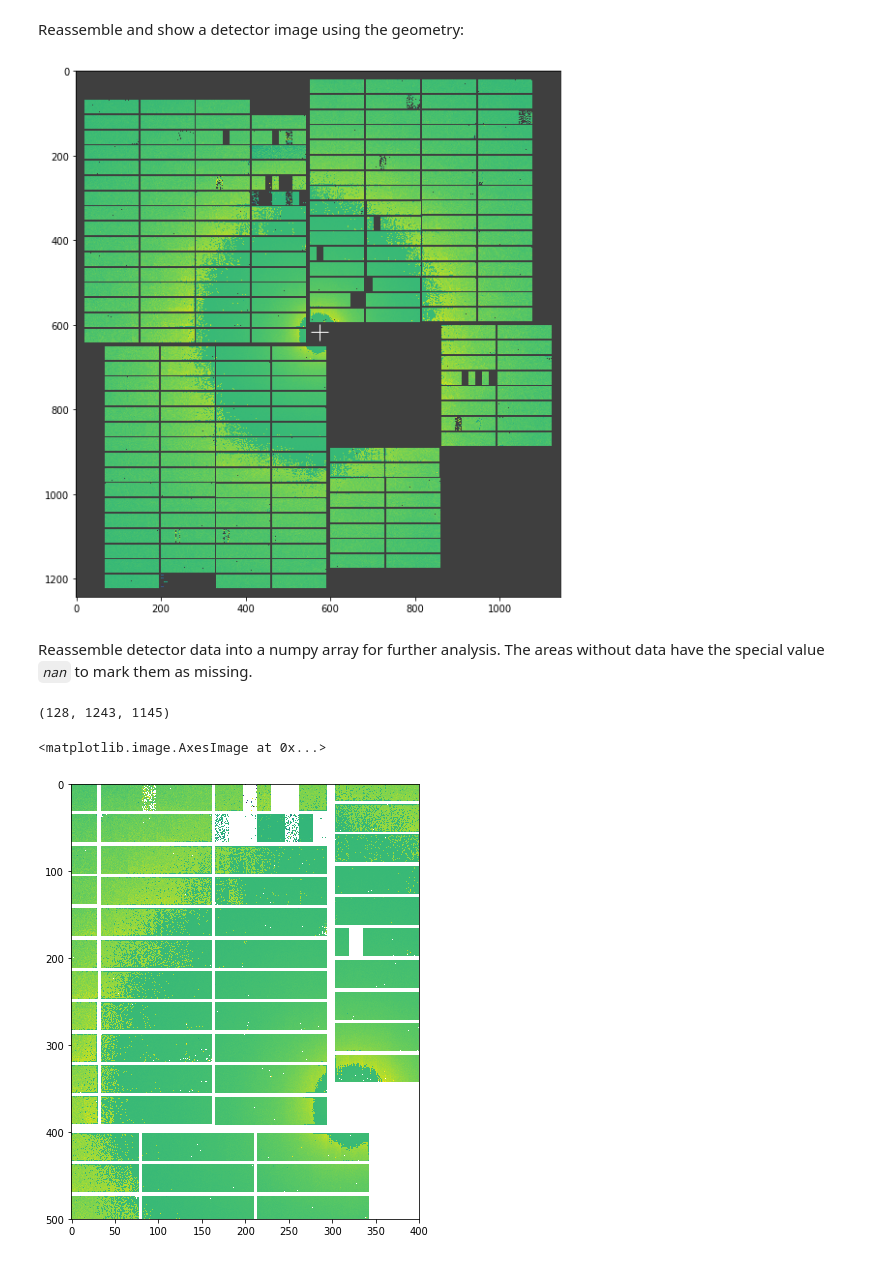
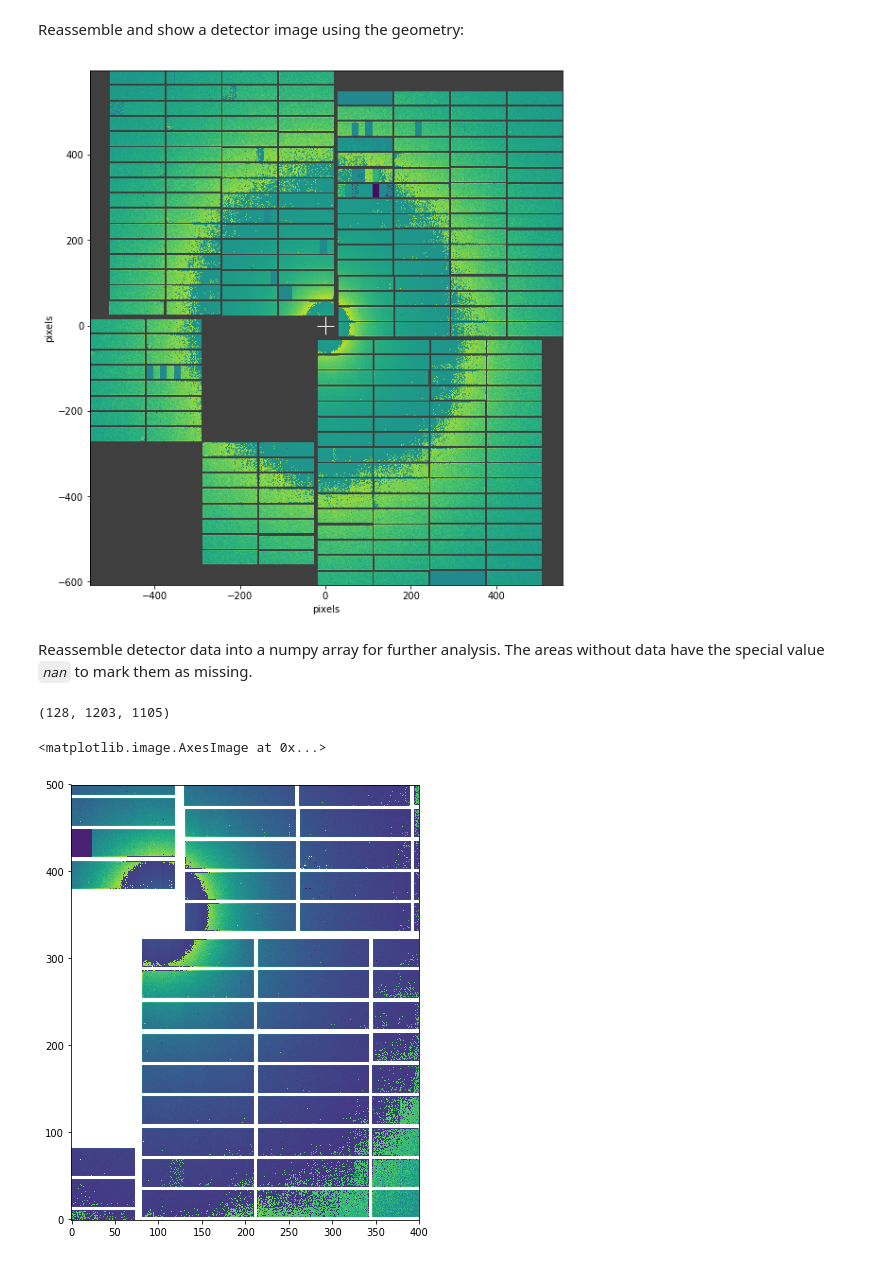
Before and after one commit to European-XFEL/karabo_data, a Jupyter notebook: docs/apply_geometry.ipynb, the cells around one changed output. Drawn from its saved outputs; the diff is of its cells as text; code cells hidden in the pictures.

```diff
--- a/docs/apply_geometry.ipynb
+++ b/docs/apply_geometry.ipynb
@@ -41,7 +41,7 @@ for tid, train_data in run.trains():
 # %% [output]
 54861797 1792
 # %%
-tid, train_data = run.train_from_id(54861800)
+tid, train_data = run.train_from_id(54861797)
 print(tid)
 for dev in sorted(train_data.keys()):
     print(dev, end='\t')
@@ -118,8 +116,7 @@ Load the geometry from a file, along with the quadrant positions used here.
 
 In the future, geometry information will be stored in the calibration catalogue.
 # %%
-import h5py
+# From March 18; converted to XFEL standard coordinate directions
+quadpos = [(11.4, 299), (-11.5, 8), (254.5, -16), (278.5, 275)]  # mm
 
-quadpos = [(-11.4, -299), (11.5, -8), (-254.5, 16), (-278.5, -275)]  # MAR 18
-with h5py.File('lpd_mar_18.h5', 'r') as f:
-    geom = LPDGeometry.from_h5_file_and_quad_positions(f, quadpos)
+geom = LPD_1MGeometry.from_h5_file_and_quad_positions('lpd_mar_18_axesfixed.h5', quadpos)
@@ -133,17 +123,17 @@ with h5py.File('lpd_mar_18.h5', 'r') as f:
 # %% [markdown]
 Reassemble and show a detector image using the geometry:
 # %%
-geom.plot_data(clip(modules_data[12], max=5000))
+geom.plot_data_fast(clip(modules_data[12], max=5000))
 # %% [output]
-[figure, old version]
+[figure, new version]
 # %% [markdown]
 Reassemble detector data into a numpy array for further analysis. The areas without data have the special value *`nan`* to mark them as missing.
 # %%
-res, centre = geom.position_all_modules(modules_data)
+res, centre = geom.position_modules_fast(modules_data)
 print(res.shape)
 plt.figure(figsize=(8, 8))
-plt.imshow(clip(res[12, 250:750, 250:650], max=5000))
+plt.imshow(clip(res[12, 250:750, 450:850], min=-400, max=5000), origin='lower')
 # %% [output]
-(128, 1243, 1145)
+(128, 1203, 1105)
 <matplotlib.image.AxesImage at 0x...>
-[figure, old version]
+[figure, new version]
```
Also changed, not shown: parts of 7 cells of this notebook.
